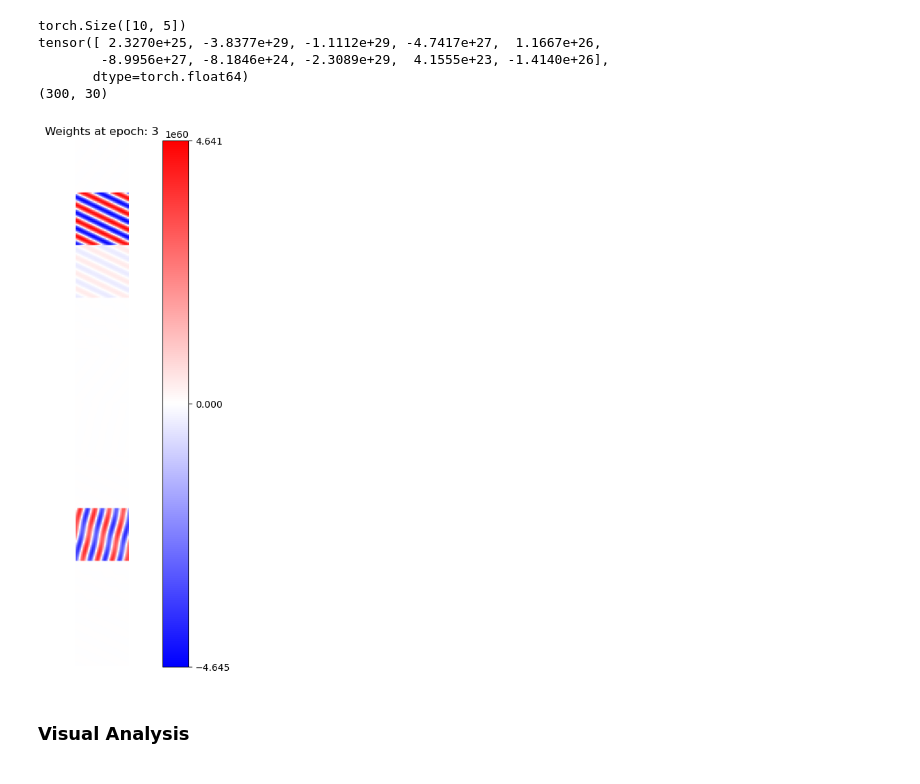
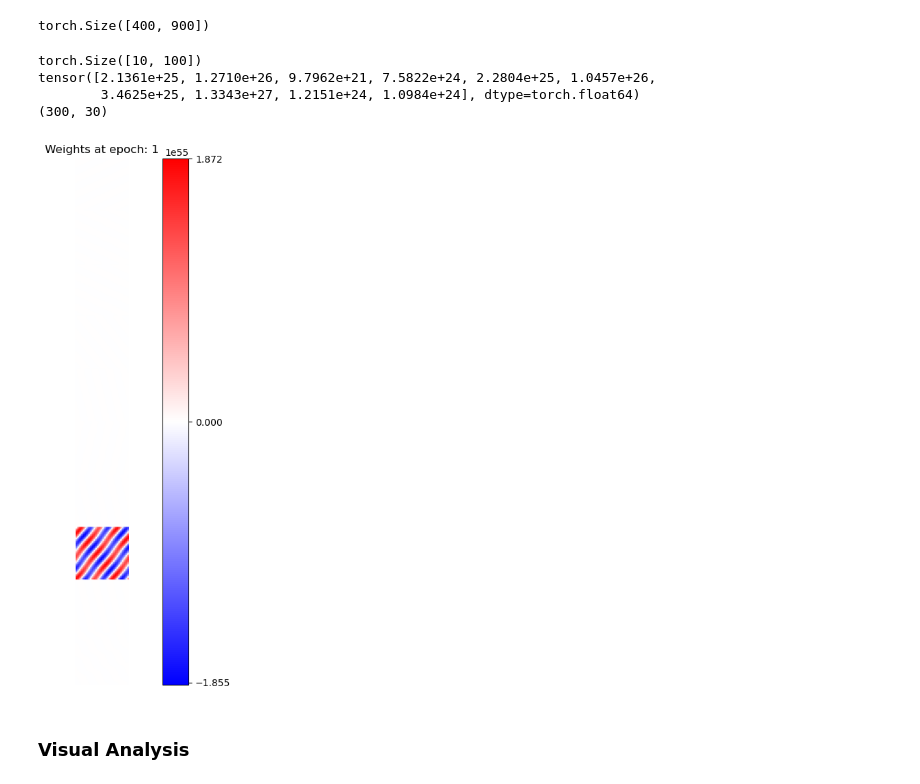
Before and after one commit to juelha/BCM_LearningRule, a Jupyter notebook: main.ipynb, the cells around one changed output. Cells and saved outputs as stored; diff of their text form; code cells hidden in the pictures.

```diff
--- a/main.ipynb
+++ b/main.ipynb
@@ -26,7 +26,7 @@ def draw_weights(weights):
     im = plt.imshow(all_weights, cmap='bwr', vmin=-abs_max, vmax=abs_max)
     fig.colorbar(im, ticks=[np.amin(all_weights), 0, np.amax(all_weights)])
     plt.axis('off')
-    plt.title(f"Weights at epoch: {epoch}")
+    plt.title(f"Weights at epoch: {epoch+1}")
 
     fig.canvas.draw()
     display(fig)
@@ -50,6 +50,8 @@ class BCM_Model(nn.Module):
         self.threshold = torch.zeros(n_units)
         self.threshold_view = torch.reshape(self.threshold, (n_units,1)).expand(-1, batch_size)
         self.act = lambda y: y *(y - self.threshold_view)
+       # self.linear_act =
+       # self.act = nn.Sigmoid()
         # for visu
         self.selectivity = []
         self.activations = []
@@ -59,7 +61,7 @@ class BCM_Model(nn.Module):
         y = self.act(torch.mm(self.weights, x))
         return y
 
-    def update(self, x, dt=1):
+    def update(self, x, eps=1, dt=0.02):
         # update threshold
         y = torch.mm(self.weights, x)
         self.threshold = torch.mean(y, dim=1)
@@ -76,37 +130,42 @@ class BCM_Model(nn.Module):
+# %%
+data_np = np.loadtxt("gratings.csv", delimiter=",")
+data = torch.from_numpy(data_np)
+n_samples, n_in = data.shape
+data.shape
+# %% [output]
+torch.Size([400, 900])
 # %%
 
 
 # load data
 data_np = np.loadtxt("gratings.csv", delimiter=",")
 data = torch.from_numpy(data_np)
 n_samples, n_in = data.shape
 
 # hps
-n_epochs = 4
-learning_rate = 1
+n_epochs = 1
 n_units = 10
-batch_size = 5
-eps = 1
+batch_size = 100
 
 model = BCM_Model(n_in, n_units)
+#model = BCM_Model_Squadrani(n_in, n_units)
 
 # learning loop
 for epoch in range(n_epochs):
 
     data = data[torch.randperm(n_samples)]  # Shuffle the input data
 
     # Iterate over all minibatches
     for i in range(n_samples // batch_size):
         minibatch = data[i * batch_size:(i + 1) * batch_size].T # transform to shape (n_in, batch_size)
         model.update(minibatch)
         draw_weights(model.weights)
 # %% [output]
-torch.Size([10, 5])
-tensor([ 2.3270e+25, -3.8377e+29, -1.1112e+29, -4.7417e+27,  1.1667e+26,
-        -8.9956e+27, -8.1846e+24, -2.3089e+29,  4.1555e+23, -1.4140e+26],
-       dtype=torch.float64)
+torch.Size([10, 100])
+tensor([2.1361e+25, 1.2710e+26, 9.7962e+21, 7.5822e+24, 2.2804e+25, 1.0457e+26,
+        3.4625e+25, 1.3343e+27, 1.2151e+24, 1.0984e+24], dtype=torch.float64)
 (300, 30)
-[figure, old version]
+[figure, new version]
 # %% [markdown]
 ### Visual Analysis
 # %% [markdown]
```
Also changed, not shown: parts of 6 cells of this notebook, 4 other files.
